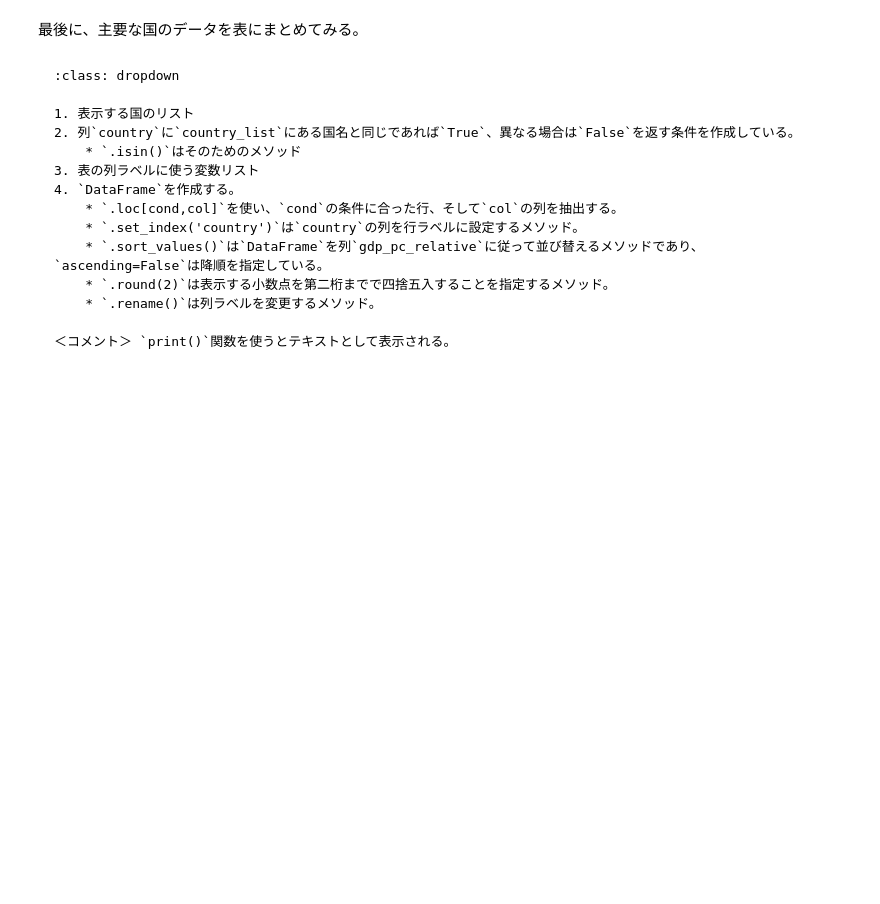
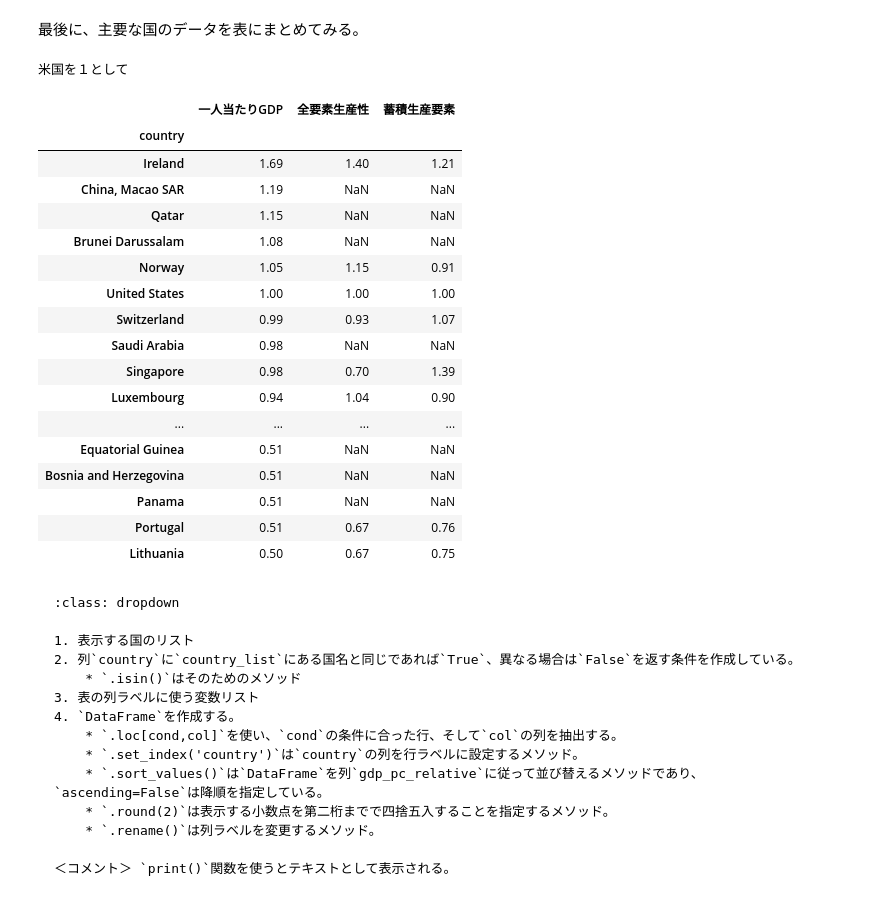
Before and after one commit to kackey0-1/ml_handson, a Jupyter notebook: economic_analysis/5a_Development_Accounting.ipynb, the cells around one changed output. Drawn from its saved outputs; the diff is of its cells as text; code cells hidden in the pictures; blank space fills up the shorter version.

````diff
--- a/economic_analysis/5a_Development_Accounting.ipynb
+++ b/economic_analysis/5a_Development_Accounting.ipynb
@@ -845,24 +860,46 @@ glue("contribution_of_factors", int(100*round(contribution_of_factors,2)),displa
 # %%
 # 1
 country_table = ['Japan', 'United Kingdom','United States', 'Norway',
                 'Mexico','Peru','India','China','Zimbabwe','Niger']
 
-# 2
-cond = df2019['country'].isin(country_table)
+# 2)
+# cond = df2019['country'].isin(country_table)
+cond = (df2019['country'] != "")
 
 # 3
 col = ['country','gdp_pc_relative','tfp_relative','factors_relative']
 
 # 4
 table2019 = df2019.loc[cond,col].set_index('country') \
                   .sort_values('gdp_pc_relative', ascending=False) \
                   .round(2) \
                   .rename(columns={'gdp_pc_relative':'一人当たりGDP',
                                    'tfp_relative':'全要素生産性',
-                                   'factors_relative':'蓄積生産要素'})
+                                  'factors_relative':'蓄積生産要素'})
 
+df2019['country']
 print('米国を１として')
-table2019
+table2019.head(50)
+# %% [output]
+米国を１として
+|  | 一人当たりGDP | 全要素生産性 | 蓄積生産要素 |
+| country |  |  |  |
+| Ireland | 1.69 | 1.40 | 1.21 |
+| China, Macao SAR | 1.19 | NaN | NaN |
+| Qatar | 1.15 | NaN | NaN |
+| Brunei Darussalam | 1.08 | NaN | NaN |
+| Norway | 1.05 | 1.15 | 0.91 |
+| United States | 1.00 | 1.00 | 1.00 |
+| Switzerland | 0.99 | 0.93 | 1.07 |
+| Saudi Arabia | 0.98 | NaN | NaN |
+| Singapore | 0.98 | 0.70 | 1.39 |
+| Luxembourg | 0.94 | 1.04 | 0.90 |
+| ... | ... | ... | ... |
+| Equatorial Guinea | 0.51 | NaN | NaN |
+| Bosnia and Herzegovina | 0.51 | NaN | NaN |
+| Panama | 0.51 | NaN | NaN |
+| Portugal | 0.51 | 0.67 | 0.76 |
+| Lithuania | 0.50 | 0.67 | 0.75 |
 # %% [markdown]
 ```{admonition} コードの説明
 :class: dropdown
````
Also changed, not shown: parts of 14 cells of this notebook, 1 other file.
